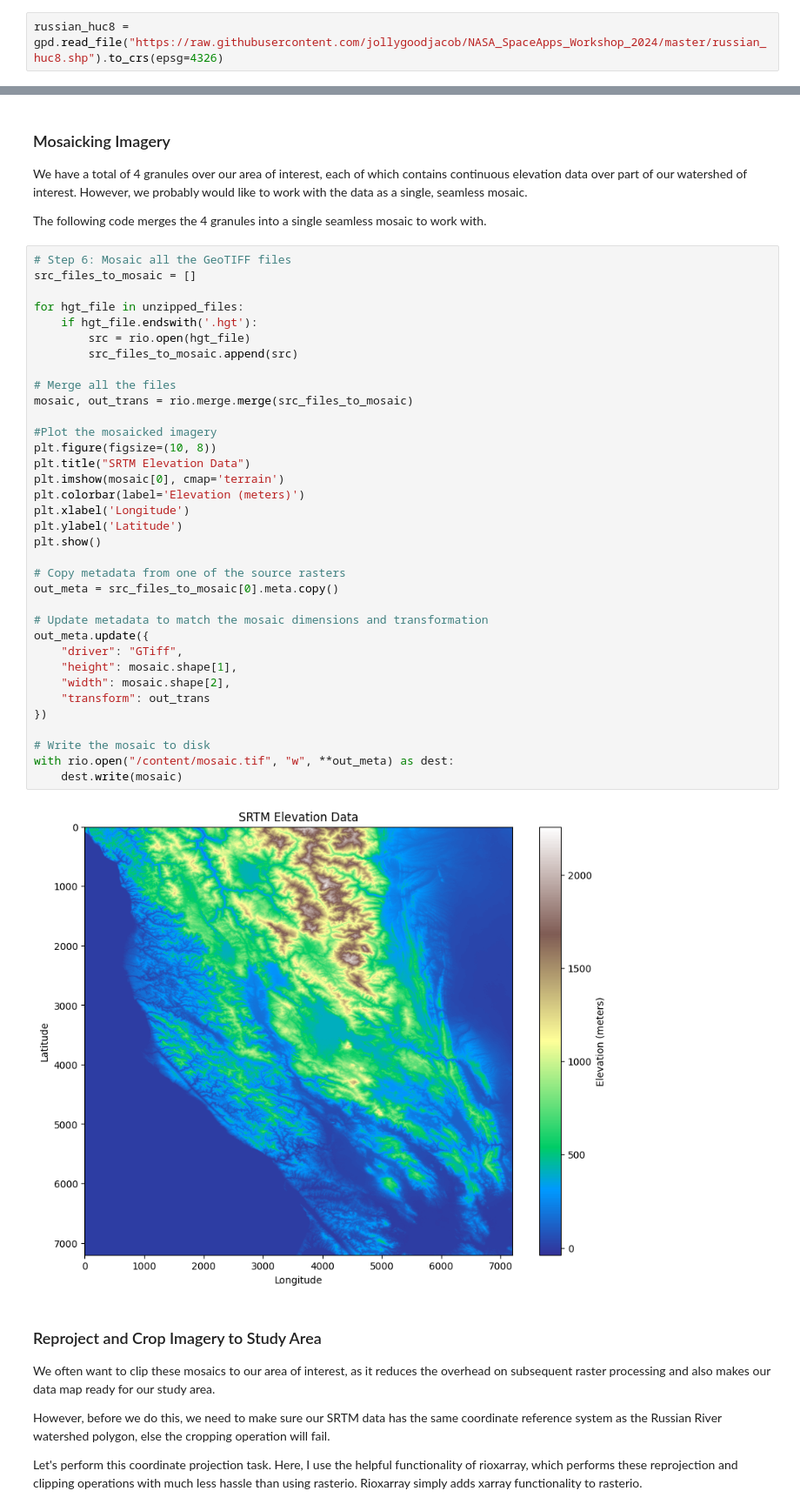
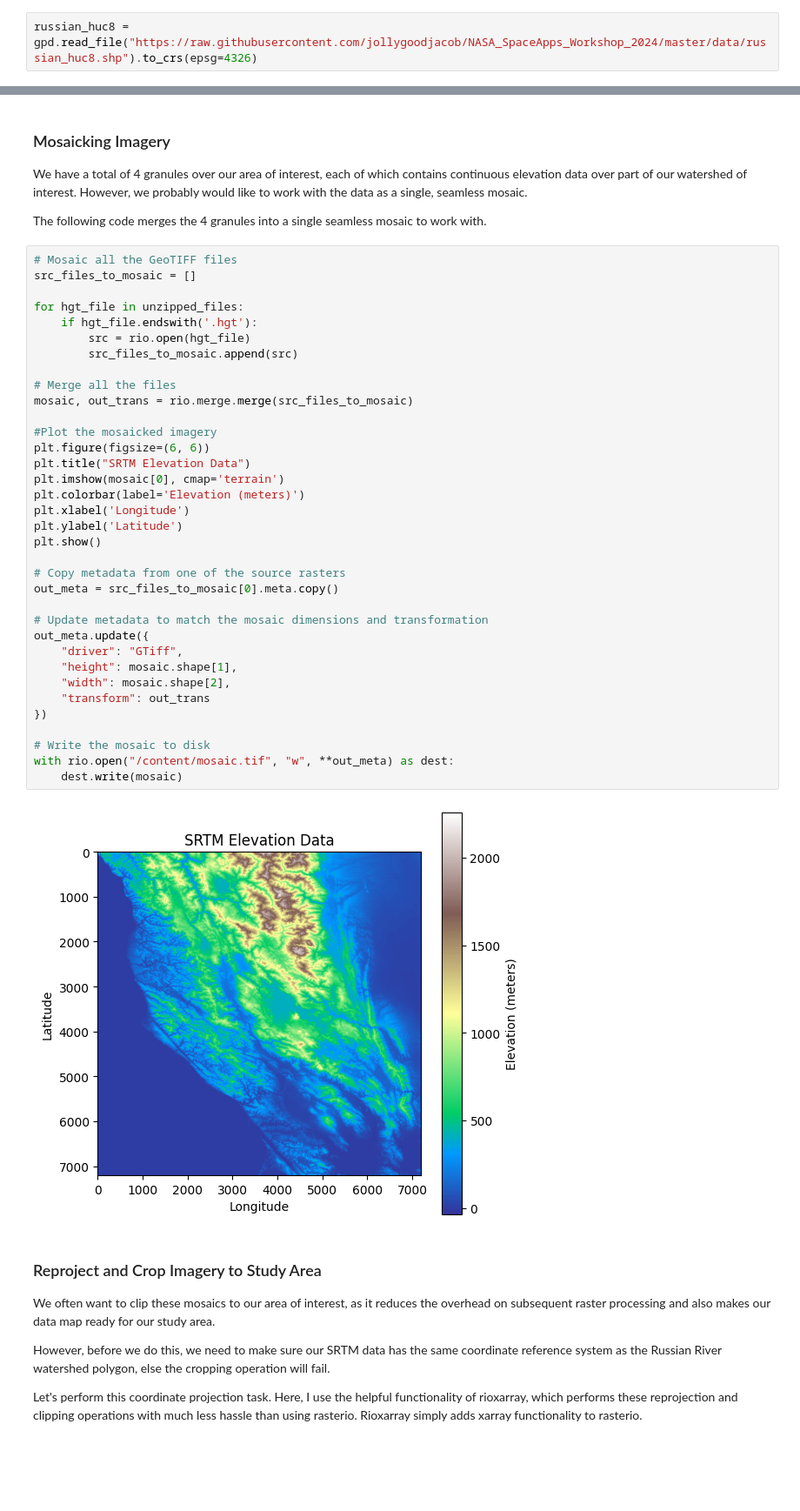
Before and after one commit to jollygoodjacob/NASA-Space-Apps-Workshop-2024, a Jupyter notebook: NASA_earthaccess_workshop.ipynb, the cells around one changed output, grey strips where cells are left out. Shown at 87% size. Cells and saved outputs as stored; diff of their text form; blank space fills up the shorter version.

```diff
--- a/NASA_earthaccess_workshop.ipynb
+++ b/NASA_earthaccess_workshop.ipynb
@@ -64,7 +61,7 @@ We can use a combination of geometric operations to obtain a simple outline of o
 
 First, we’ll load the data using geopandas, making sure to transform from the original CRS to WGS84 latitude/longitude (epsg=4326):
 # %%
-russian_huc8 = gpd.read_file("https://raw.githubusercontent.com/jollygoodjacob/NASA_SpaceApps_Workshop_2024/master/russian_huc8.shp").to_crs(epsg=4326)
+russian_huc8 = gpd.read_file("https://raw.githubusercontent.com/jollygoodjacob/NASA_SpaceApps_Workshop_2024/master/data/russian_huc8.shp").to_crs(epsg=4326)
 # %%
 # gets a single polygon (or multipolygon) composed of the individual polygons
 outline = russian_huc8['geometry'].unary_union
@@ -176,42 +216,42 @@ We have a total of 4 granules over our area of interest, each of which contains
 
 The following code merges the 4 granules into a single seamless mosaic to work with.
 # %%
-# Step 6: Mosaic all the GeoTIFF files
+# Mosaic all the GeoTIFF files
 src_files_to_mosaic = []
 
 for hgt_file in unzipped_files:
     if hgt_file.endswith('.hgt'):
         src = rio.open(hgt_file)
         src_files_to_mosaic.append(src)
 
 # Merge all the files
 mosaic, out_trans = rio.merge.merge(src_files_to_mosaic)
 
 #Plot the mosaicked imagery
-plt.figure(figsize=(10, 8))
+plt.figure(figsize=(6, 6))
 plt.title("SRTM Elevation Data")
 plt.imshow(mosaic[0], cmap='terrain')
 plt.colorbar(label='Elevation (meters)')
 plt.xlabel('Longitude')
 plt.ylabel('Latitude')
 plt.show()
 
 # Copy metadata from one of the source rasters
 out_meta = src_files_to_mosaic[0].meta.copy()
 
 # Update metadata to match the mosaic dimensions and transformation
 out_meta.update({
     "driver": "GTiff",
     "height": mosaic.shape[1],
     "width": mosaic.shape[2],
     "transform": out_trans
 })
 
 # Write the mosaic to disk
 with rio.open("/content/mosaic.tif", "w", **out_meta) as dest:
     dest.write(mosaic)
 # %% [output]
-[figure, old version]
+[figure, new version]
 # %% [markdown]
 ### Reproject and Crop Imagery to Study Area
 
```
Also changed, not shown: parts of 9 cells of this notebook.
